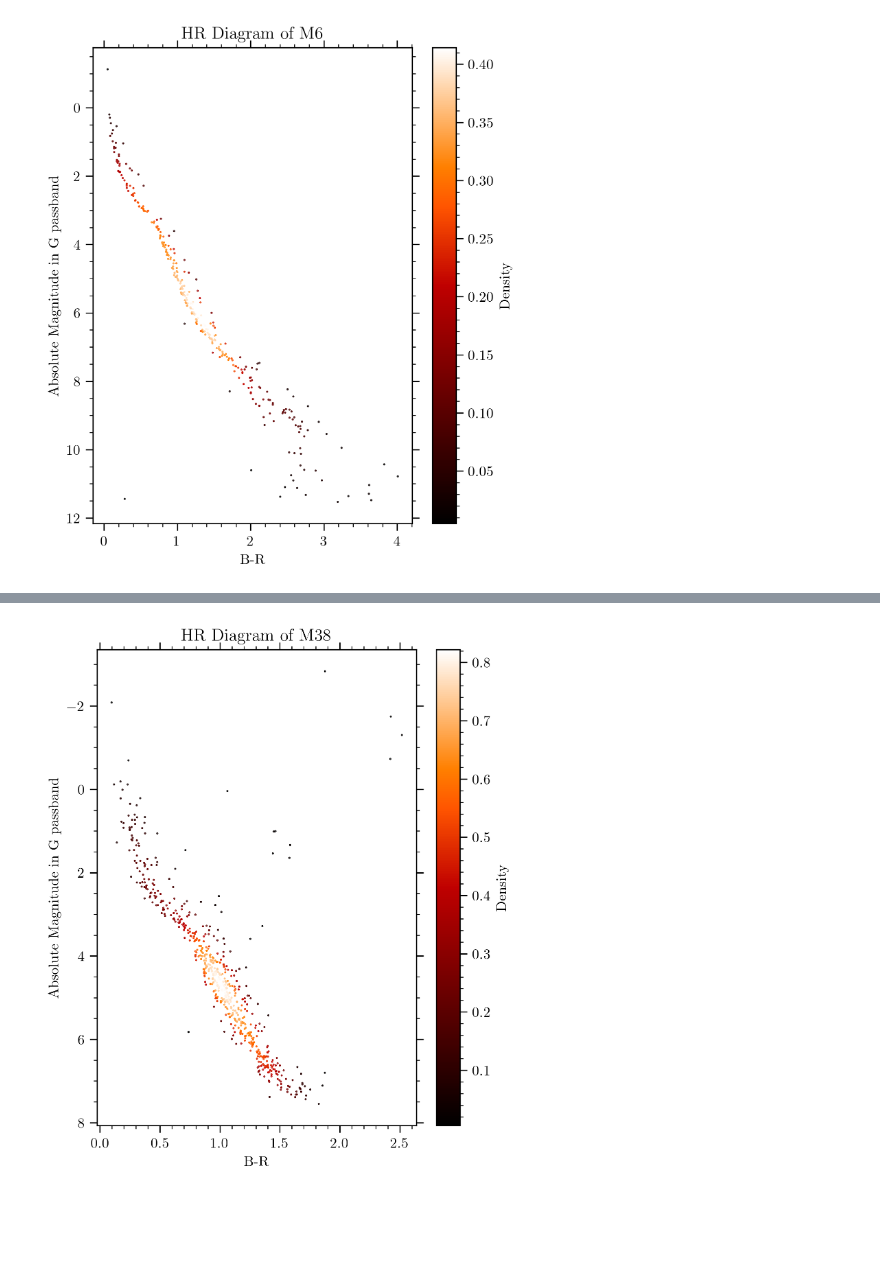
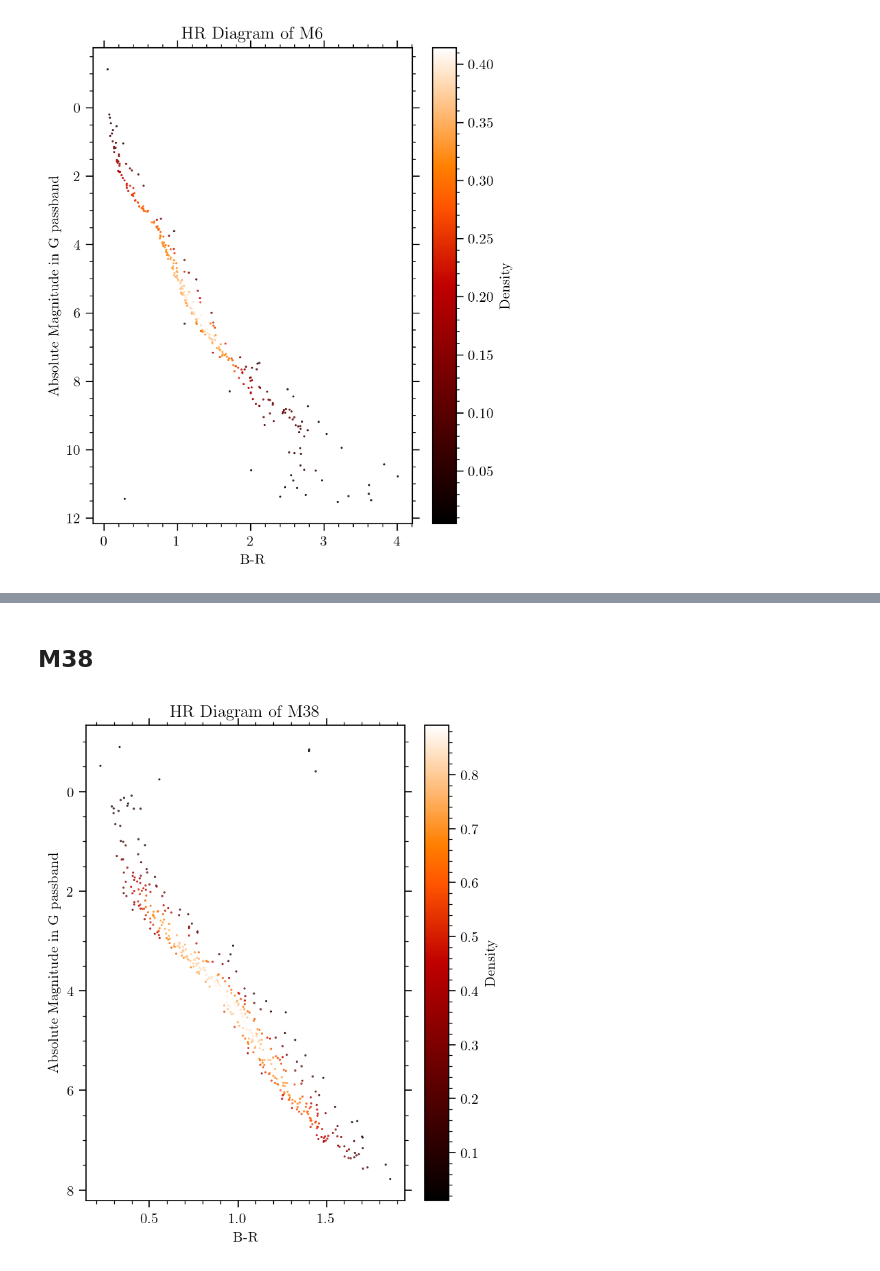
Before and after one commit to ravioli1369/gaia, a Jupyter notebook: week2.ipynb, the cells around one changed output, grey strips where cells are left out. Drawn from its saved outputs; the diff is of its cells as text; code cells hidden in the pictures; blank space fills up the shorter version.

```diff
--- a/week2.ipynb
+++ b/week2.ipynb
@@ -282,0 +604,14 @@ plt.show()
+# %%
+query_m38_2 = '''SELECT top 10000
+source_id, ra, dec, parallax, phot_g_mean_mag, phot_bp_mean_mag, phot_rp_mean_mag, pmra, pmdec, radial_velocity
+FROM gaiadr3.gaia_source
+where ra between 81.58 and 82.78
+and dec between 35.26 and 36.46
+and abs(pmra_error/pmra)<0.10
+and abs(pmdec_error/pmdec)<0.10
+and parallax between 0.8488 and 0.92
+and pmra between 1.06 and 2.03
+and pmdec between -4.84 and -4.01
+order by parallax desc'''
+job_m38_2 = Gaia.launch_job_async(query_m38_2)
+r_m38_2 = job_m38_2.get_results()
@@ -364,18 +895,20 @@ plt.show()
+# %% [markdown]
+## **M38**
 # %%
-distm38_2 = 1000/rm38_2['parallax']
-M38 = rm38_2['phot_g_mean_mag'] - 5*np.log10(distm38_2) + 5
-bprp38 = rm38_2['phot_bp_mean_mag'] - rm38_2['phot_rp_mean_mag']
+dist_m38_2 = 1000/r_m38_2['parallax']
+M38 = r_m38_2['phot_g_mean_mag'] - 5*np.log10(dist_m38_2) + 5
+bprp38 = r_m38_2['phot_bp_mean_mag'] - r_m38_2['phot_rp_mean_mag']
 M38=np.array([M38[x] for x in range(len(M38)) if bprp38[x]!=np.nan])
 bprp38 = np.array([x for x in bprp38 if x!=np.nan])
 m6bprp38 = np.vstack((bprp38, M38))
 zm38 = gaussian_kde(m6bprp38)(m6bprp38)
-plt.figure(figsize=(5,6), dpi=300)
+plt.figure(figsize=(5,6), dpi=150)
 plt.title('HR Diagram of M38')
 plt.xlabel('B-R')
 plt.ylabel('Absolute Magnitude in G passband')
 plt.scatter(bprp38, M38, s=0.2, c=zm38, cmap='gist_heat')
 plt.colorbar(label='Density')
 plt.gca().invert_yaxis()
 plt.show()
 # %% [output]
-[figure, old version]
+[figure, new version]
```
Also changed, not shown: parts of 79 cells of this notebook, 7 other files.
